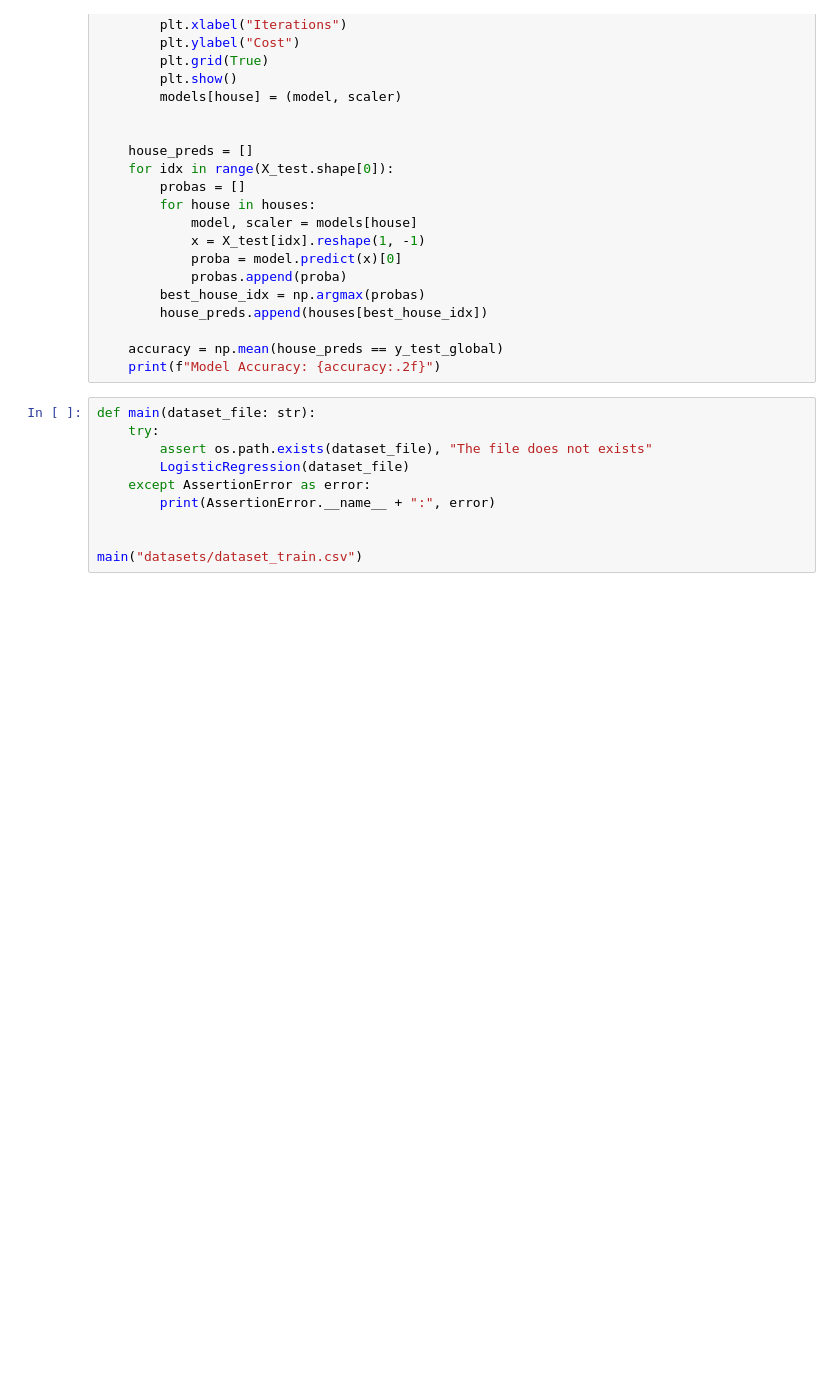
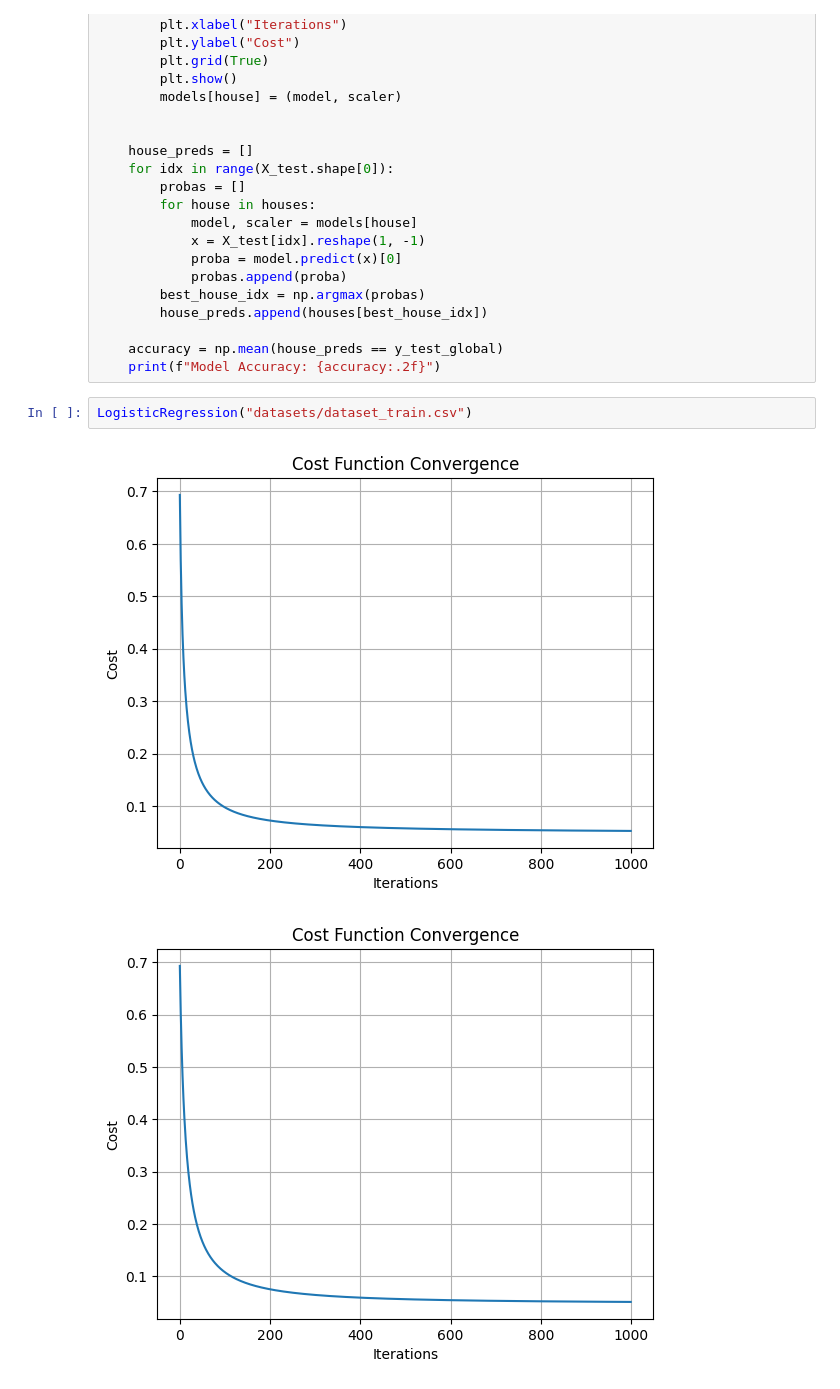
Before and after one commit to MatLBS/dslr_42, a Jupyter notebook: logreg_train.ipynb, the cells around one changed output. Drawn from its saved outputs; the diff is of its cells as text; blank space fills up the shorter version.

```diff
--- a/logreg_train.ipynb
+++ b/logreg_train.ipynb
@@ -57,12 +133,7 @@ def LogisticRegression(file: str):
     accuracy = np.mean(house_preds == y_test_global)
     print(f"Model Accuracy: {accuracy:.2f}")
 # %%
-def main(dataset_file: str):
-    try:
-        assert os.path.exists(dataset_file), "The file does not exists"
-        LogisticRegression(dataset_file)
-    except AssertionError as error:
-        print(AssertionError.__name__ + ":", error)
-
-
-main("datasets/dataset_train.csv")
+LogisticRegression("datasets/dataset_train.csv")
+# %% [output]
+[figure, added]
+[figure, added]
```
Also changed, not shown: parts of 7 cells of this notebook, 3 other files.
